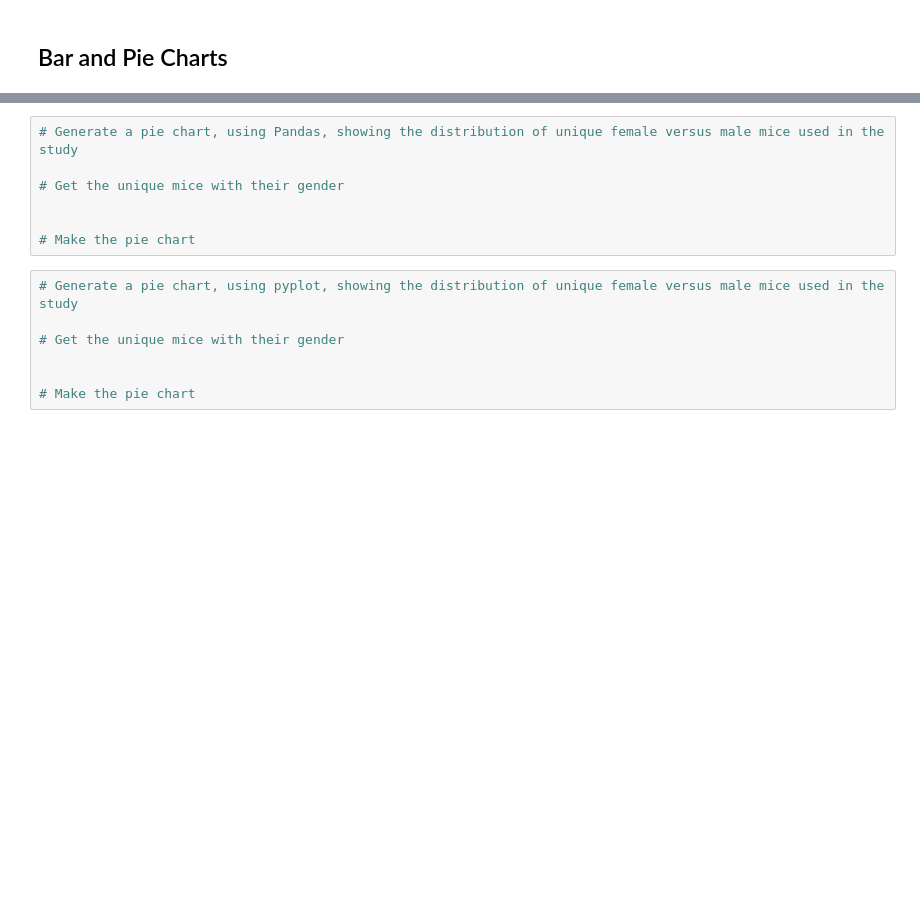
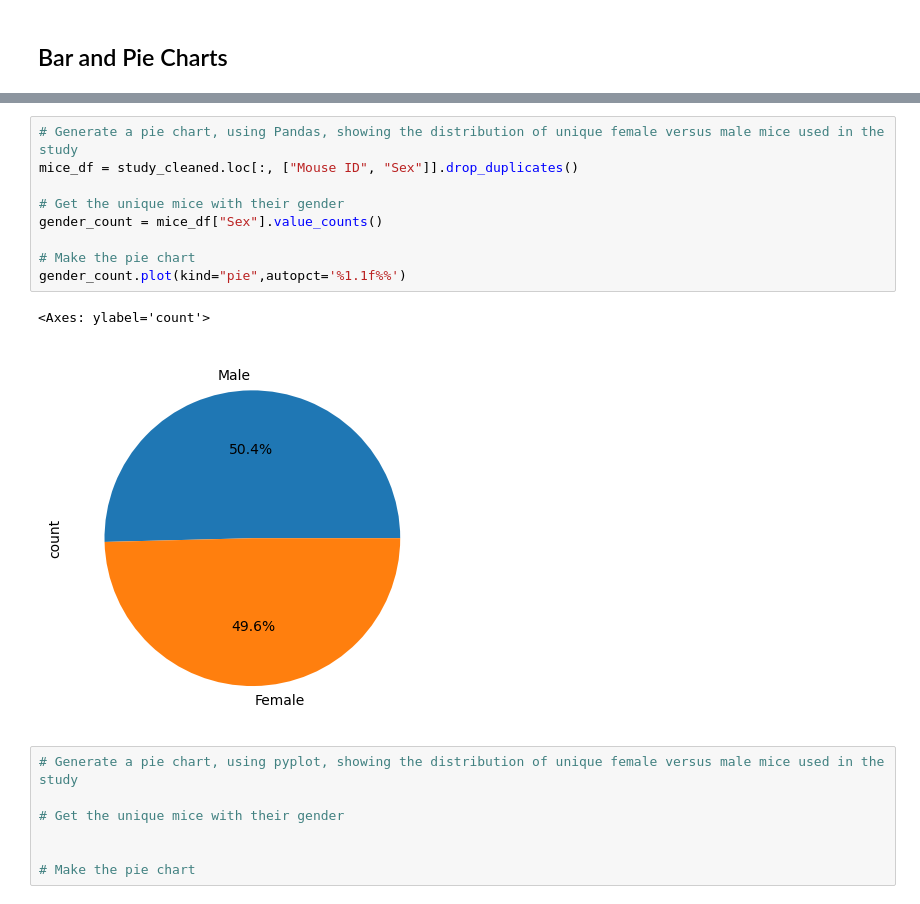
Before and after one commit to linderkm/matplotlib-challenge, a Jupyter notebook: Pymaceuticals/pymaceuticals_starter.ipynb, the cells around one changed output, grey strips where cells are left out. Drawn from its saved outputs; the diff is of its cells as text; blank space fills up the shorter version.

```diff
--- a/Pymaceuticals/pymaceuticals_starter.ipynb
+++ b/Pymaceuticals/pymaceuticals_starter.ipynb
@@ -95,10 +149,15 @@ There are 248 unique mice in the cleaned dataset.
 # %%
 # Generate a pie chart, using Pandas, showing the distribution of unique female versus male mice used in the study
+mice_df = study_cleaned.loc[:, ["Mouse ID", "Sex"]].drop_duplicates()
 
 # Get the unique mice with their gender
-
+gender_count = mice_df["Sex"].value_counts()
 
 # Make the pie chart
+gender_count.plot(kind="pie",autopct='%1.1f%%')
+# %% [output]
+<Axes: ylabel='count'>
+[figure, added]
 # %%
 # Generate a pie chart, using pyplot, showing the distribution of unique female versus male mice used in the study
 
```
Also changed, not shown: parts of 4 cells of this notebook.
